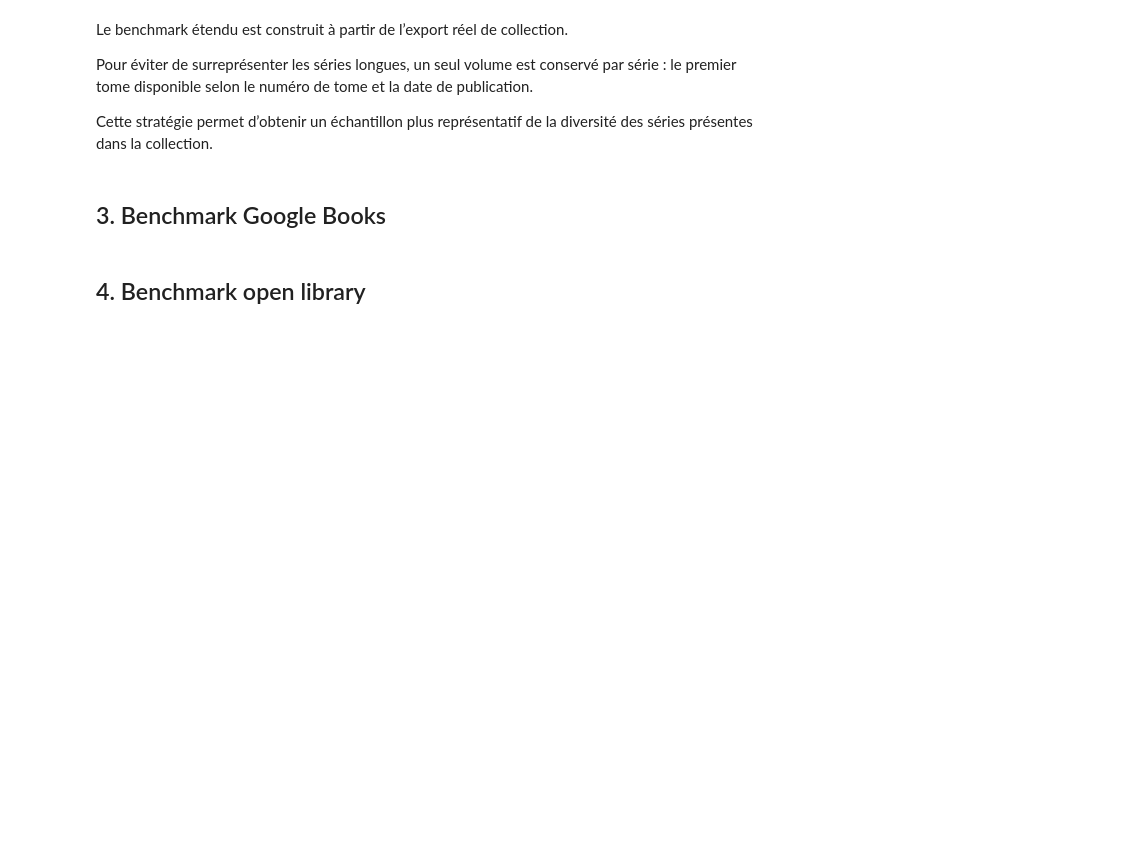
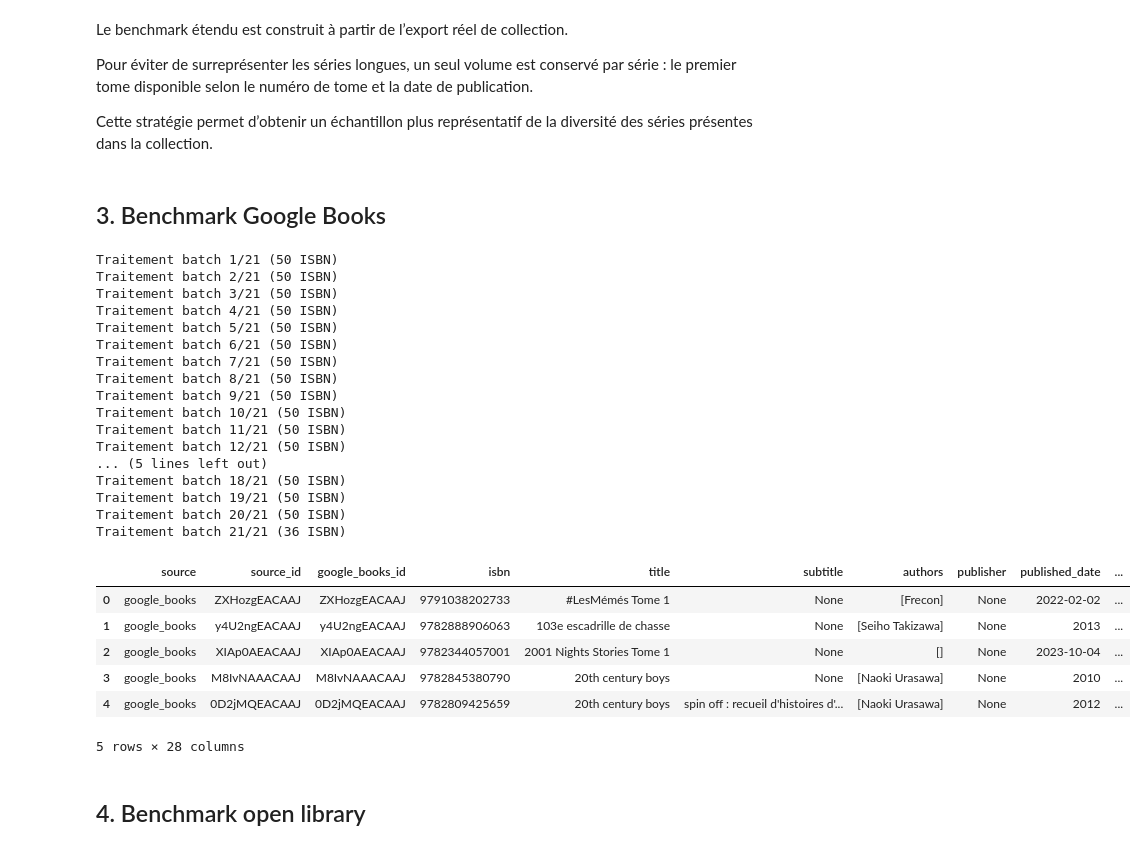
Before and after one commit to yoann-donizetti/collectionlens, a Jupyter notebook: notebooks/poc_data/07_extended_multisource_benchmark.ipynb, the cells around one changed output. Drawn from its saved outputs; the diff is of its cells as text; code cells hidden in the pictures; blank space fills up the shorter version.

```diff
--- a/notebooks/poc_data/07_extended_multisource_benchmark.ipynb
+++ b/notebooks/poc_data/07_extended_multisource_benchmark.ipynb
@@ -247,23 +238,48 @@ print(f"Nombre d'ISBN benchmark : {len(benchmark_isbns)}")
 # %%
 from collectionlens.api.google_books_api import (
     search_book_by_isbn as google_books_isbn,
 )
 
 df_google_books = benchmark_source_in_batches(
     source_name="google_books",
     search_func=google_books_isbn,
-    isbns=benchmark_isbns,
+    isbns=isbns,
     batch_size=50,
     output_dir=output_dir / "google_books",
     sleep_seconds=1.0,
 )
 
 df_google_books.to_csv(
     output_dir / "google_books_results.csv",
     index=False,
 )
 
 df_google_books.head()
+# %% [output]
+Traitement batch 1/21 (50 ISBN)
+Traitement batch 2/21 (50 ISBN)
+Traitement batch 3/21 (50 ISBN)
+Traitement batch 4/21 (50 ISBN)
+Traitement batch 5/21 (50 ISBN)
+Traitement batch 6/21 (50 ISBN)
+Traitement batch 7/21 (50 ISBN)
+Traitement batch 8/21 (50 ISBN)
+Traitement batch 9/21 (50 ISBN)
+Traitement batch 10/21 (50 ISBN)
+Traitement batch 11/21 (50 ISBN)
+Traitement batch 12/21 (50 ISBN)
+... (5 lines left out)
+Traitement batch 18/21 (50 ISBN)
+Traitement batch 19/21 (50 ISBN)
+Traitement batch 20/21 (50 ISBN)
+Traitement batch 21/21 (36 ISBN)
+|  | source | source_id | google_books_id | isbn | title | subtitle | authors | publisher | published_date | ... |
+| 0 | google_books | ZXHozgEACAAJ | ZXHozgEACAAJ | 9791038202733 | #LesMémés Tome 1 | None | [Frecon] | None | 2022-02-02 | ... |
+| 1 | google_books | y4U2ngEACAAJ | y4U2ngEACAAJ | 9782888906063 | 103e escadrille de chasse | None | [Seiho Takizawa] | None | 2013 | ... |
+| 2 | google_books | XIAp0AEACAAJ | XIAp0AEACAAJ | 9782344057001 | 2001 Nights Stories Tome 1 | None | [] | None | 2023-10-04 | ... |
+| 3 | google_books | M8IvNAAACAAJ | M8IvNAAACAAJ | 9782845380790 | 20th century boys | None | [Naoki Urasawa] | None | 2010 | ... |
+| 4 | google_books | 0D2jMQEACAAJ | 0D2jMQEACAAJ | 9782809425659 | 20th century boys | spin off : recueil d'histoires d'... | [Naoki Urasawa] | None | 2012 | ... |
+5 rows × 28 columns
 # %% [markdown]
 ## 4. Benchmark open library
 # %%
```
Also changed, not shown: parts of 26 cells of this notebook, 1 other file.
